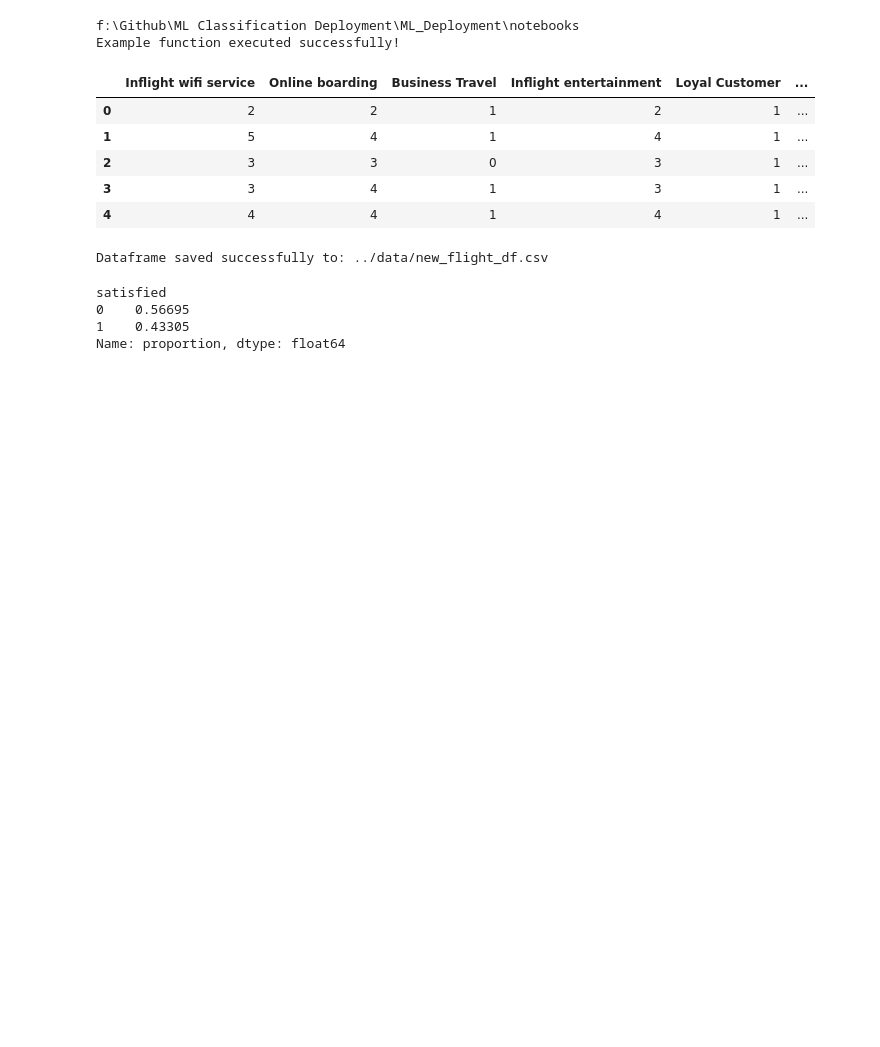
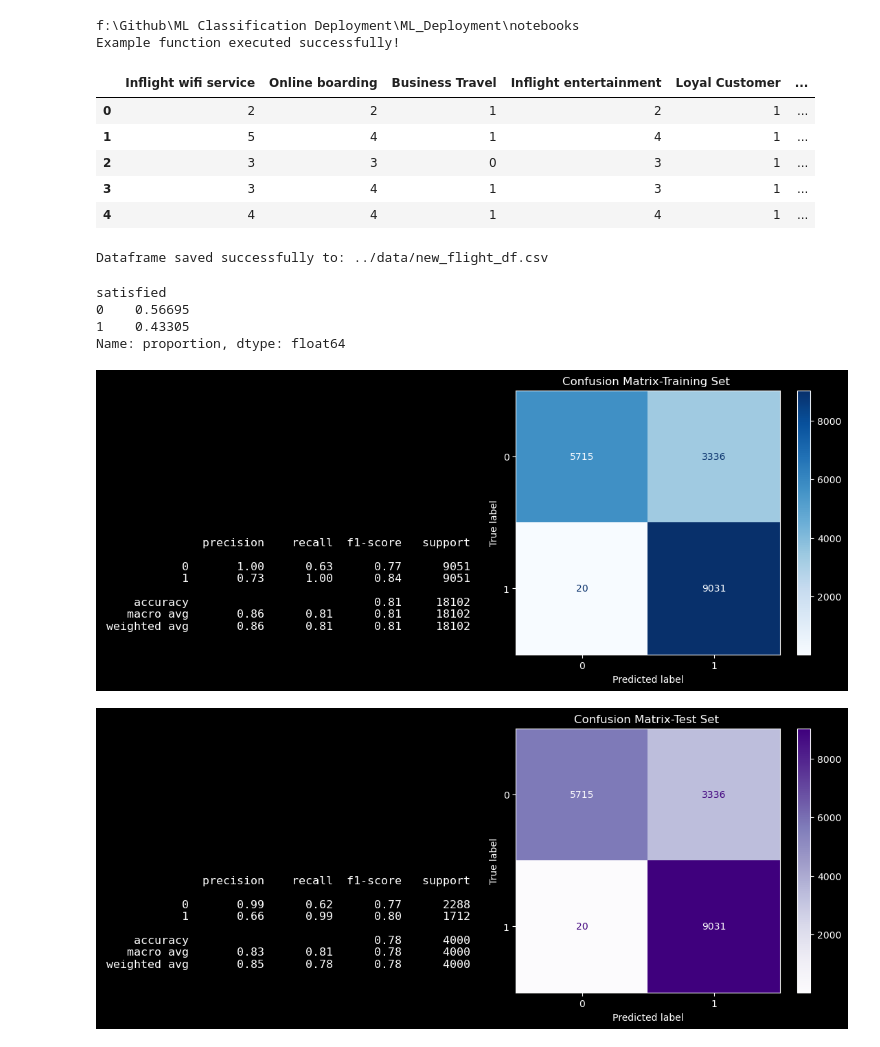
Before and after one commit to jaylesmajor/ML_Deployment, a Jupyter notebook: notebooks/app-prod.ipynb, the cells around one changed output. Saved outputs shown, nothing was run; the diff lists cells and outputs as text; code cells hidden in the pictures; blank space fills up the shorter version.

```diff
--- a/notebooks/app-prod.ipynb
+++ b/notebooks/app-prod.ipynb
@@ -94,11 +94,17 @@ X_train_balanced, X_test_transformed, y_train_balanced = preprocess_and_rebalanc
 X_train_balanced_df = pd.DataFrame(X_train_balanced)
 X_test_transformed_df = pd.DataFrame(X_test_transformed)
 # %%
-from scripts.train_evaluate import train_and_predict_model, evaluate_model
+from scripts.train_evaluate import train_and_predict_model, evaluate_model, save_model
 import lightgbm as lgb
 
 # Instantiate the model
 lgbm_model = lgb.LGBMClassifier(verbose=-1,random_state=42)
 
 # Create predictions
 train_preds, test_preds = train_and_predict_model(X_train_balanced_df,y_train_balanced,X_test_transformed_df,preprocessor,lgbm_model)
+
+# Return the train and test report
+train_report, test_report = evaluate_model(lgbm_model,X_train_balanced_df,y_train_balanced,X_test_transformed_df,y_test)
+# %% [output]
+[figure, added]
+[figure, added]
```
Also changed, not shown: parts of 4 cells of this notebook, 3 other files.
